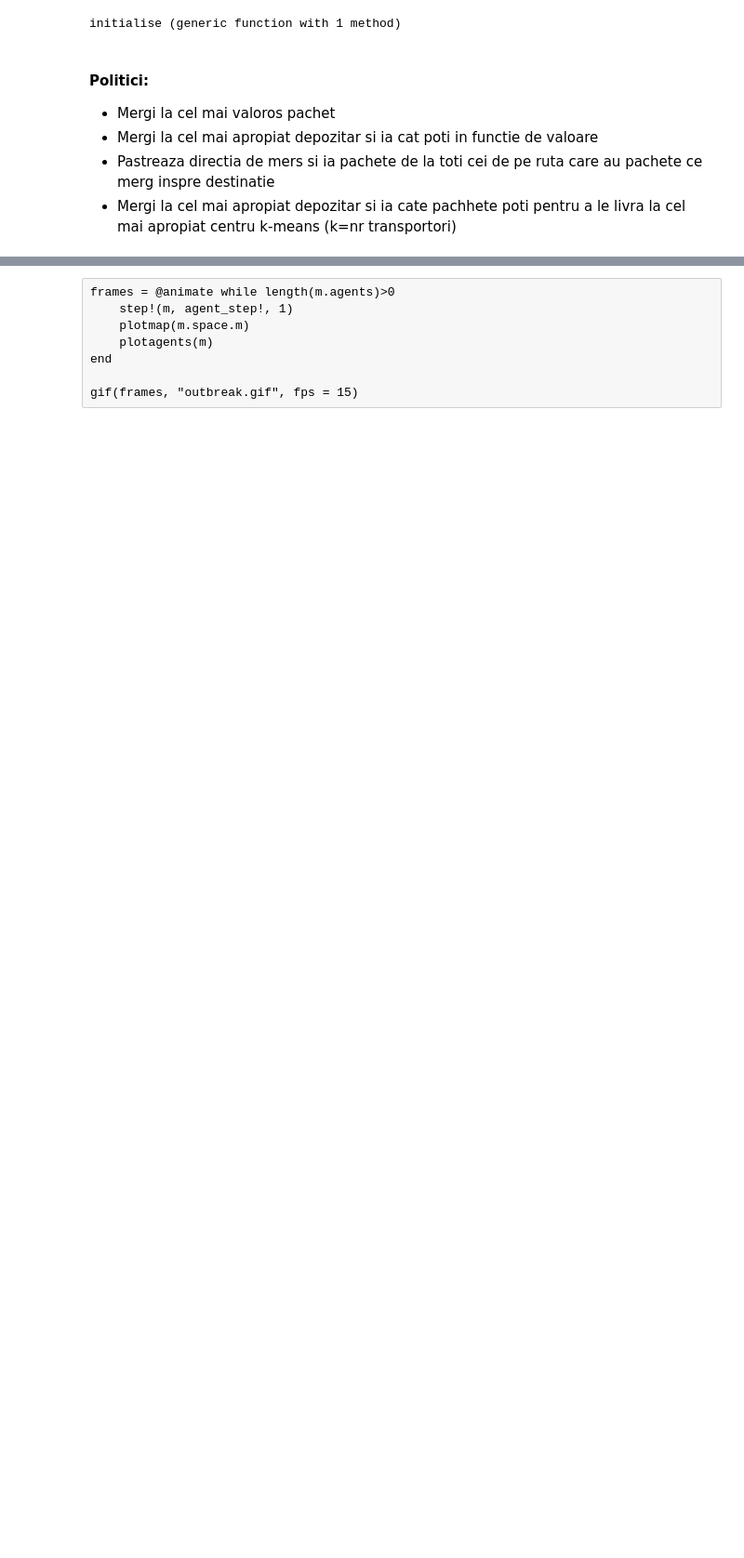
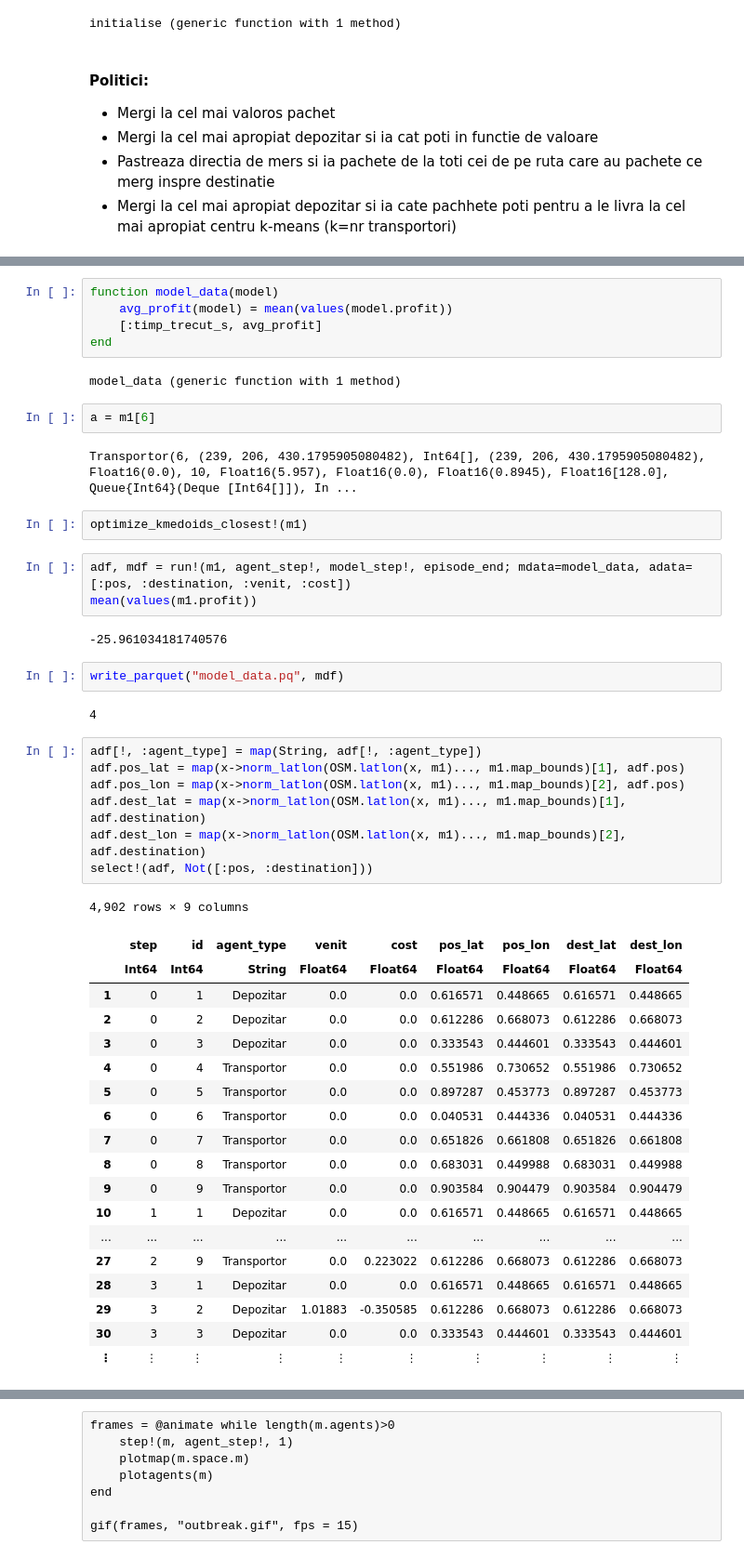
Before and after one commit to duladul/tester, a Jupyter notebook: tester.ipynb, the cells around one changed output, grey strips where cells are left out. Shown at 93% size. Saved outputs shown, nothing was run; the diff lists cells and outputs as text; blank space fills up the shorter version.

```diff
--- a/tester.ipynb
+++ b/tester.ipynb
@@ -258,0 +387,49 @@ agent_step! (generic function with 1 method)
+# %%
+function model_data(model)
+    avg_profit(model) = mean(values(model.profit))
+    [:timp_trecut_s, avg_profit]
+end
+# %% [output]
+model_data (generic function with 1 method)
+# %%
+a = m1[6]
+# %% [output]
+Transportor(6, (239, 206, 430.1795905080482), Int64[], (239, 206, 430.1795905080482), Float16(0.0), 10, Float16(5.957), Float16(0.0), Float16(0.8945), Float16[128.0], Queue{Int64}(Deque [Int64[]]), In ...
+# %%
+optimize_kmedoids_closest!(m1)
+# %%
+adf, mdf = run!(m1, agent_step!, model_step!, episode_end; mdata=model_data, adata=[:pos, :destination, :venit, :cost])
+mean(values(m1.profit))
+# %% [output]
+-25.961034181740576
+# %%
+write_parquet("model_data.pq", mdf)
+# %% [output]
+4
+# %%
+adf[!, :agent_type] = map(String, adf[!, :agent_type])
+adf.pos_lat = map(x->norm_latlon(OSM.latlon(x, m1)..., m1.map_bounds)[1], adf.pos)
+adf.pos_lon = map(x->norm_latlon(OSM.latlon(x, m1)..., m1.map_bounds)[2], adf.pos)
+adf.dest_lat = map(x->norm_latlon(OSM.latlon(x, m1)..., m1.map_bounds)[1], adf.destination)
+adf.dest_lon = map(x->norm_latlon(OSM.latlon(x, m1)..., m1.map_bounds)[2], adf.destination)
+select!(adf, Not([:pos, :destination]))
+# %% [output]
+4,902 rows × 9 columns
+|  | step | id | agent_type | venit | cost | pos_lat | pos_lon | dest_lat | dest_lon |
+|  | Int64 | Int64 | String | Float64 | Float64 | Float64 | Float64 | Float64 | Float64 |
+| 1 | 0 | 1 | Depozitar | 0.0 | 0.0 | 0.616571 | 0.448665 | 0.616571 | 0.448665 |
+| 2 | 0 | 2 | Depozitar | 0.0 | 0.0 | 0.612286 | 0.668073 | 0.612286 | 0.668073 |
+| 3 | 0 | 3 | Depozitar | 0.0 | 0.0 | 0.333543 | 0.444601 | 0.333543 | 0.444601 |
+| 4 | 0 | 4 | Transportor | 0.0 | 0.0 | 0.551986 | 0.730652 | 0.551986 | 0.730652 |
+| 5 | 0 | 5 | Transportor | 0.0 | 0.0 | 0.897287 | 0.453773 | 0.897287 | 0.453773 |
+| 6 | 0 | 6 | Transportor | 0.0 | 0.0 | 0.040531 | 0.444336 | 0.040531 | 0.444336 |
+| 7 | 0 | 7 | Transportor | 0.0 | 0.0 | 0.651826 | 0.661808 | 0.651826 | 0.661808 |
+| 8 | 0 | 8 | Transportor | 0.0 | 0.0 | 0.683031 | 0.449988 | 0.683031 | 0.449988 |
+| 9 | 0 | 9 | Transportor | 0.0 | 0.0 | 0.903584 | 0.904479 | 0.903584 | 0.904479 |
+| 10 | 1 | 1 | Depozitar | 0.0 | 0.0 | 0.616571 | 0.448665 | 0.616571 | 0.448665 |
+| ... | ... | ... | ... | ... | ... | ... | ... | ... | ... |
+| 27 | 2 | 9 | Transportor | 0.0 | 0.223022 | 0.612286 | 0.668073 | 0.612286 | 0.668073 |
+| 28 | 3 | 1 | Depozitar | 0.0 | 0.0 | 0.616571 | 0.448665 | 0.616571 | 0.448665 |
+| 29 | 3 | 2 | Depozitar | 1.01883 | -0.350585 | 0.612286 | 0.668073 | 0.612286 | 0.668073 |
+| 30 | 3 | 3 | Depozitar | 0.0 | 0.0 | 0.333543 | 0.444601 | 0.333543 | 0.444601 |
+| ⋮ | ⋮ | ⋮ | ⋮ | ⋮ | ⋮ | ⋮ | ⋮ | ⋮ | ⋮ |
```
Also changed, not shown: parts of 28 cells of this notebook, 2 other files.
